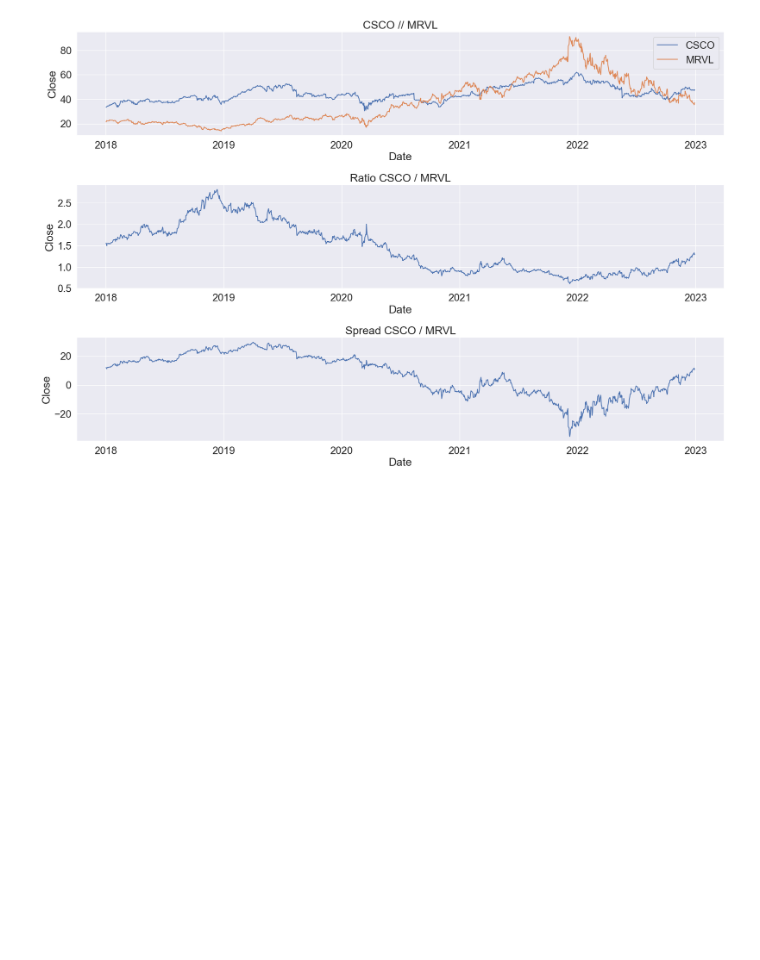
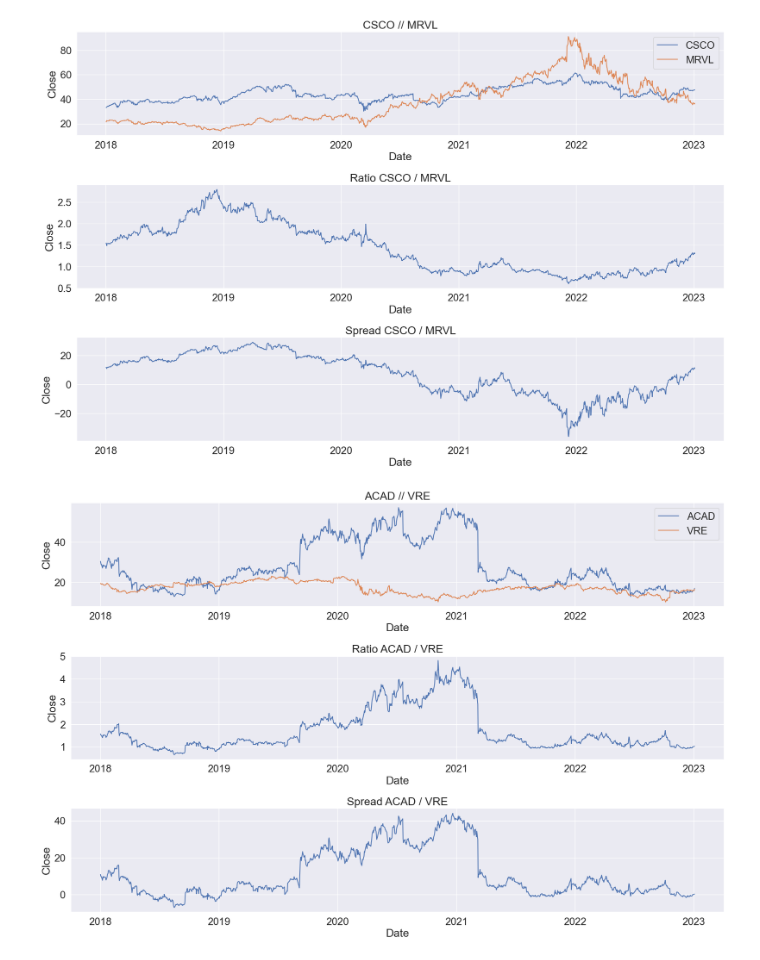
Before and after one commit to paul10116/Stock-Market, a Jupyter notebook: WATCHLIST.ipynb, the cells around one changed output. Drawn from its saved outputs; the diff is of its cells as text; code cells hidden in the pictures; blank space fills up the shorter version.

```diff
--- a/WATCHLIST.ipynb
+++ b/WATCHLIST.ipynb
@@ -8,3 +4,7 @@ pair("HTGC", "ADEA");
 pair("CSCO", "MRVL");
 # %% [output]
 [figure]
+# %%
+pair("ACAD", "VRE");
+# %% [output]
+[figure, added]
```
Also changed, not shown: parts of 9 cells of this notebook, 12 other files.
